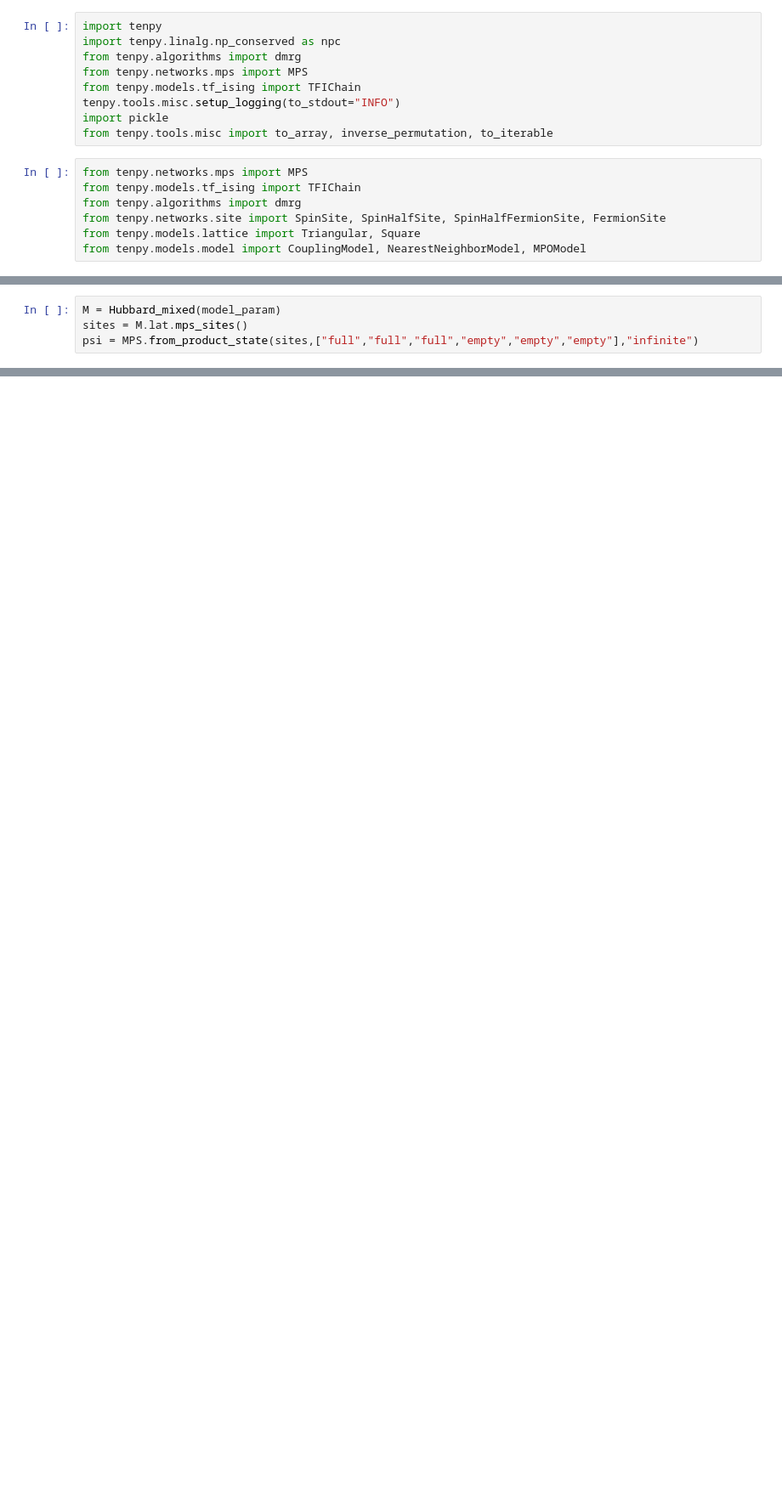
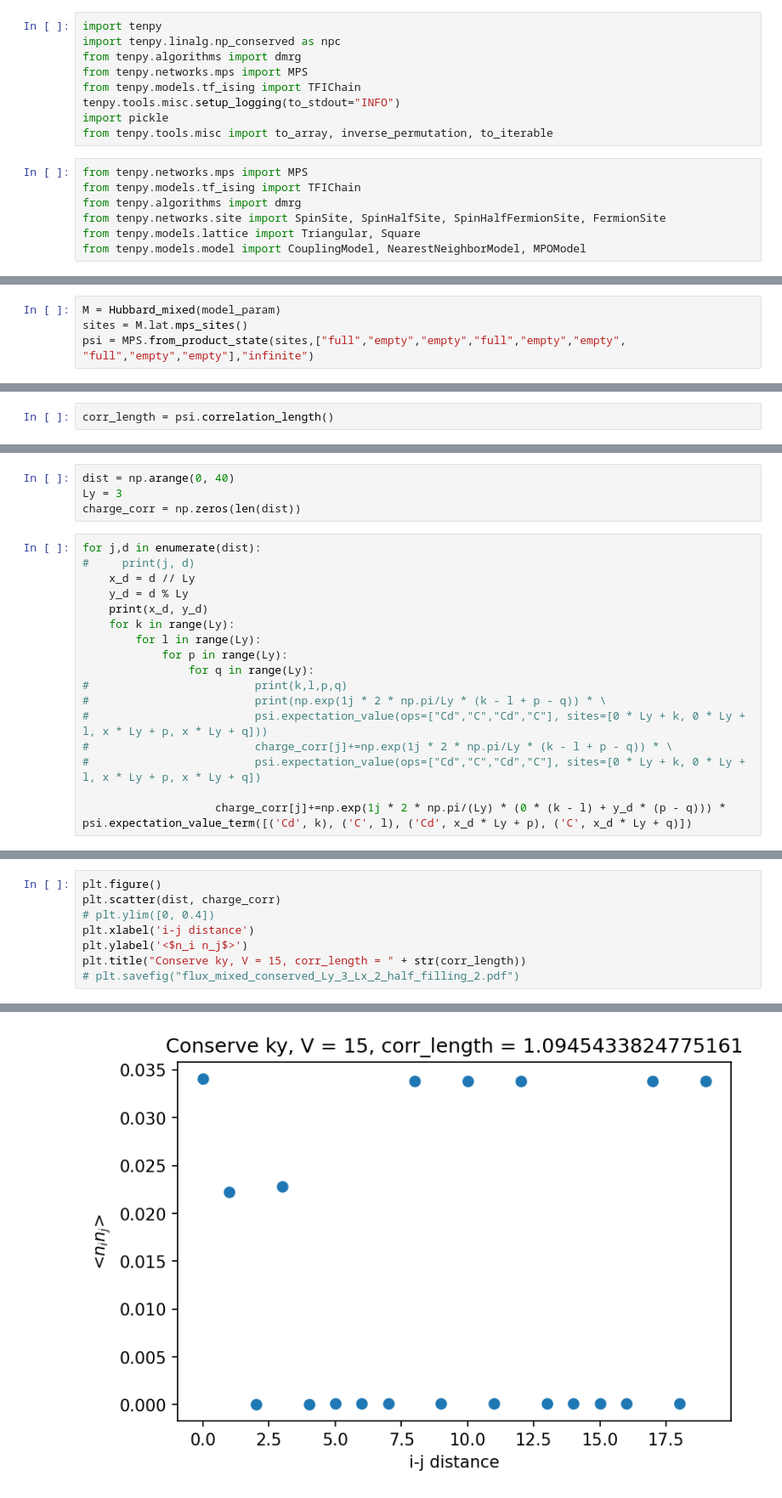
Before and after one commit to GlebFedorovich/QSL_master_project, a Jupyter notebook: spinless_mixed_mk.ipynb, the cells around one changed output, grey strips where cells are left out. Shown at 85% size. Drawn from its saved outputs; the diff is of its cells as text; blank space fills up the shorter version.

```diff
--- a/spinless_mixed_mk.ipynb
+++ b/spinless_mixed_mk.ipynb
@@ -119,7 +124,7 @@ dmrg_params = {"trunc_params": {"chi_max": 500, "svd_min": 1.e-10}, "mixer": Tru
 # %%
 M = Hubbard_mixed(model_param)
 sites = M.lat.mps_sites()
-psi = MPS.from_product_state(sites,["full","full","full","empty","empty","empty"],"infinite")
+psi = MPS.from_product_state(sites,["full","empty","empty","full","empty","empty", "full","empty","empty"],"infinite")
 # %%
 info = dmrg.run(psi, M, dmrg_params)
 energy = info['E']
@@ -150,0 +150,2 @@ INFO    : DMRG finished after 60 sweeps, max chi=500
+# %%
+corr_length = psi.correlation_length()
@@ -150,0 +154,21 @@ INFO    : DMRG finished after 60 sweeps, max chi=500
+# %%
+dist = np.arange(0, 40)
+Ly = 3
+charge_corr = np.zeros(len(dist))
+# %%
+for j,d in enumerate(dist):
+#     print(j, d)
+    x_d = d // Ly
+    y_d = d % Ly
+    print(x_d, y_d)
+    for k in range(Ly):
+        for l in range(Ly):
+            for p in range(Ly):
+                for q in range(Ly):
+#                         print(k,l,p,q)
+#                         print(np.exp(1j * 2 * np.pi/Ly * (k - l + p - q)) * \
+#                         psi.expectation_value(ops=["Cd","C","Cd","C"], sites=[0 * Ly + k, 0 * Ly + l, x * Ly + p, x * Ly + q]))
+#                         charge_corr[j]+=np.exp(1j * 2 * np.pi/Ly * (k - l + p - q)) * \
+#                         psi.expectation_value(ops=["Cd","C","Cd","C"], sites=[0 * Ly + k, 0 * Ly + l, x * Ly + p, x * Ly + q])
+
+                    charge_corr[j]+=np.exp(1j * 2 * np.pi/(Ly) * (0 * (k - l) + y_d * (p - q))) * psi.expectation_value_term([('Cd', k), ('C', l), ('Cd', x_d * Ly + p), ('C', x_d * Ly + q)])
@@ -150,0 +193,9 @@ INFO    : DMRG finished after 60 sweeps, max chi=500
+# %%
+plt.figure()
+plt.scatter(dist, charge_corr)
+# plt.ylim([0, 0.4])
+plt.xlabel('i-j distance')
+plt.ylabel('<$n_i n_j$>')
+plt.title("Conserve ky, V = 15, corr_length = " + str(corr_length))
+# plt.savefig("flux_mixed_conserved_Ly_3_Lx_2_half_filling_2.pdf")
+# %% [output]
@@ -150,0 +203 @@ INFO    : DMRG finished after 60 sweeps, max chi=500
+[figure, added]
```
Also changed, not shown: parts of 11 cells of this notebook, 6 other files.
